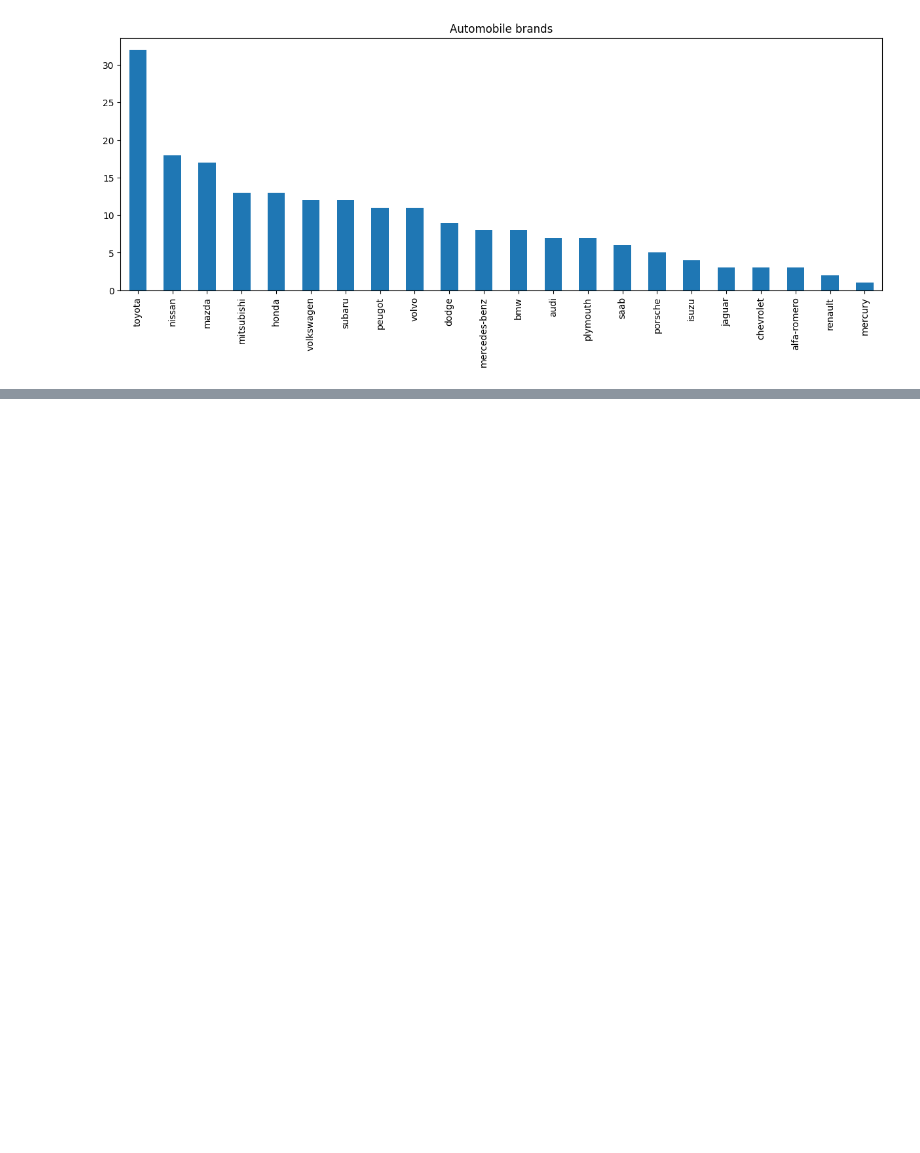
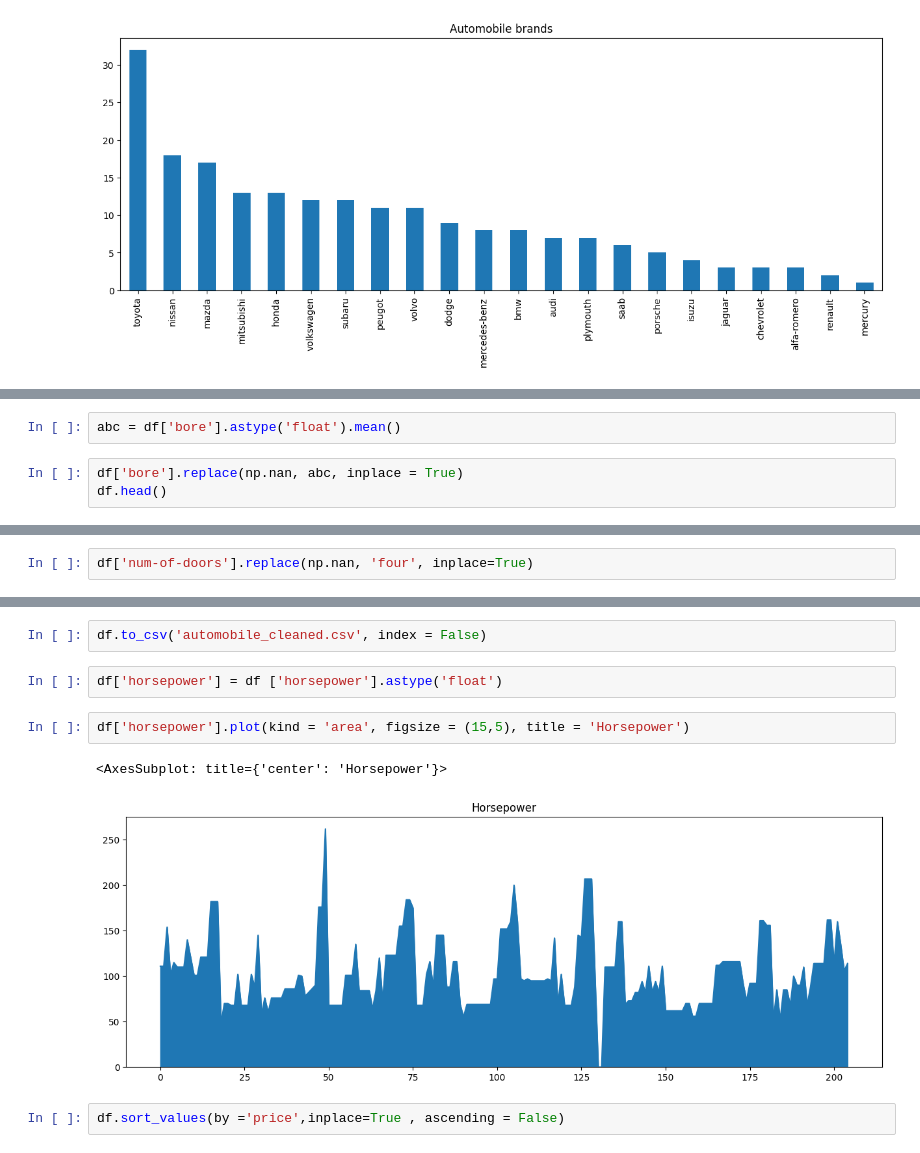
Before and after one commit to Jyotsanapandey/digipodium-data-analytics, a Jupyter notebook: basics/data_analytics.ipynb/data_engineering.ipynb, the cells around one changed output, grey strips where cells are left out. Drawn from its saved outputs; the diff is of its cells as text; blank space fills up the shorter version.

Commit message:
automobiles

```diff
--- a/basics/data_analytics.ipynb/data_engineering.ipynb
+++ b/basics/data_analytics.ipynb/data_engineering.ipynb
@@ -208,0 +351,5 @@ df['make'].value_counts().plot(kind = 'bar', figsize = (15,5), title = 'Automobi
+# %%
+abc = df['bore'].astype('float').mean()
+# %%
+df['bore'].replace(np.nan, abc, inplace = True)
+df.head()
@@ -208,0 +369,2 @@ df['make'].value_counts().plot(kind = 'bar', figsize = (15,5), title = 'Automobi
+# %%
+df['num-of-doors'].replace(np.nan, 'four', inplace=True)
@@ -208,0 +391,11 @@ df['make'].value_counts().plot(kind = 'bar', figsize = (15,5), title = 'Automobi
+# %%
+df.to_csv('automobile_cleaned.csv', index = False)
+# %%
+df['horsepower'] = df ['horsepower'].astype('float')
+# %%
+df['horsepower'].plot(kind = 'area', figsize = (15,5), title = 'Horsepower')
+# %% [output]
+<AxesSubplot: title={'center': 'Horsepower'}>
+[figure, added]
+# %%
+df.sort_values(by ='price',inplace=True , ascending = False)
```
Also changed, not shown: parts of 22 cells of this notebook, 1 other file.
